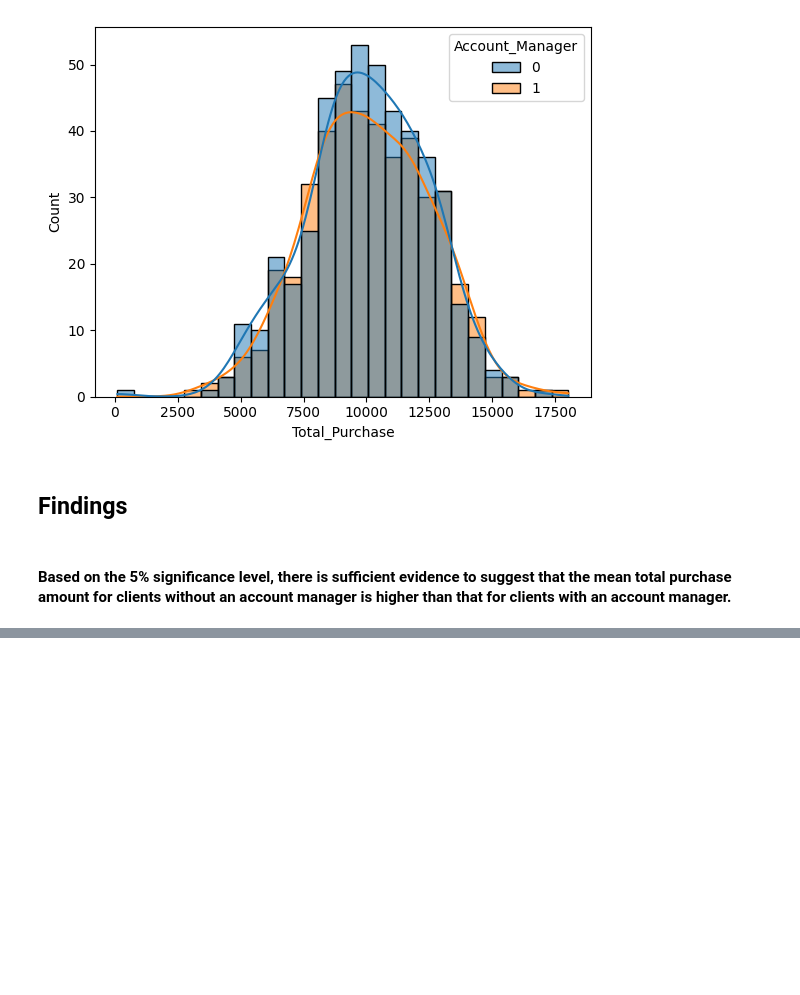
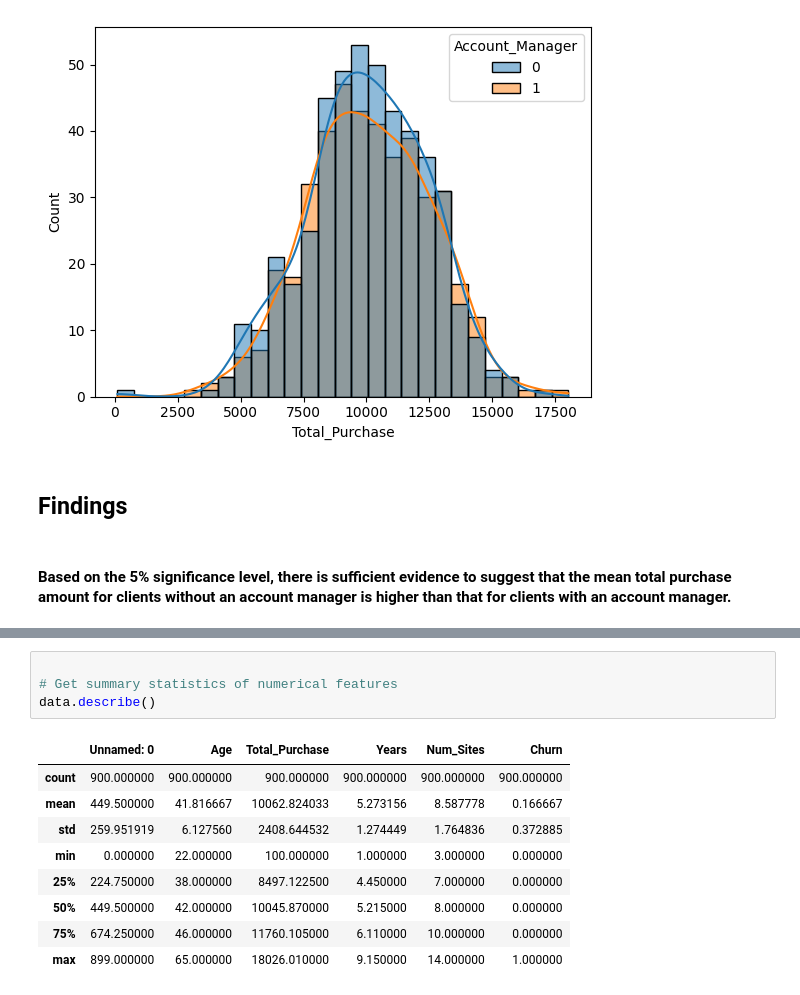
Before and after one commit to violetteallotey/learner_project, a Jupyter notebook: learner.ipynb, the cells around one changed output, grey strips where cells are left out. Saved outputs shown, nothing was run; the diff lists cells and outputs as text; blank space fills up the shorter version.

```diff
--- a/learner.ipynb
+++ b/learner.ipynb
@@ -209,0 +331,14 @@ sns.histplot(data=data, x="Total_Purchase", hue="Account_Manager", kde=True)
+# %%
+
+# Get summary statistics of numerical features
+data.describe()
+# %% [output]
+|  | Unnamed: 0 | Age | Total_Purchase | Years | Num_Sites | Churn |
+| count | 900.000000 | 900.000000 | 900.000000 | 900.000000 | 900.000000 | 900.000000 |
+| mean | 449.500000 | 41.816667 | 10062.824033 | 5.273156 | 8.587778 | 0.166667 |
+| std | 259.951919 | 6.127560 | 2408.644532 | 1.274449 | 1.764836 | 0.372885 |
+| min | 0.000000 | 22.000000 | 100.000000 | 1.000000 | 3.000000 | 0.000000 |
+| 25% | 224.750000 | 38.000000 | 8497.122500 | 4.450000 | 7.000000 | 0.000000 |
+| 50% | 449.500000 | 42.000000 | 10045.870000 | 5.215000 | 8.000000 | 0.000000 |
+| 75% | 674.250000 | 46.000000 | 11760.105000 | 6.110000 | 10.000000 | 0.000000 |
+| max | 899.000000 | 65.000000 | 18026.010000 | 9.150000 | 14.000000 | 1.000000 |
```
Also changed, not shown: parts of 24 cells of this notebook, 1 other file.
